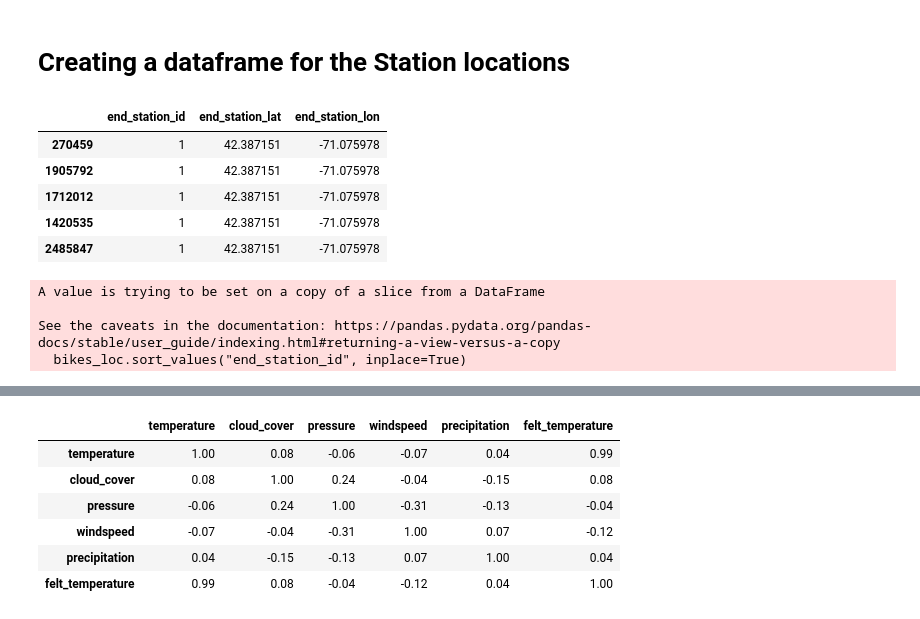
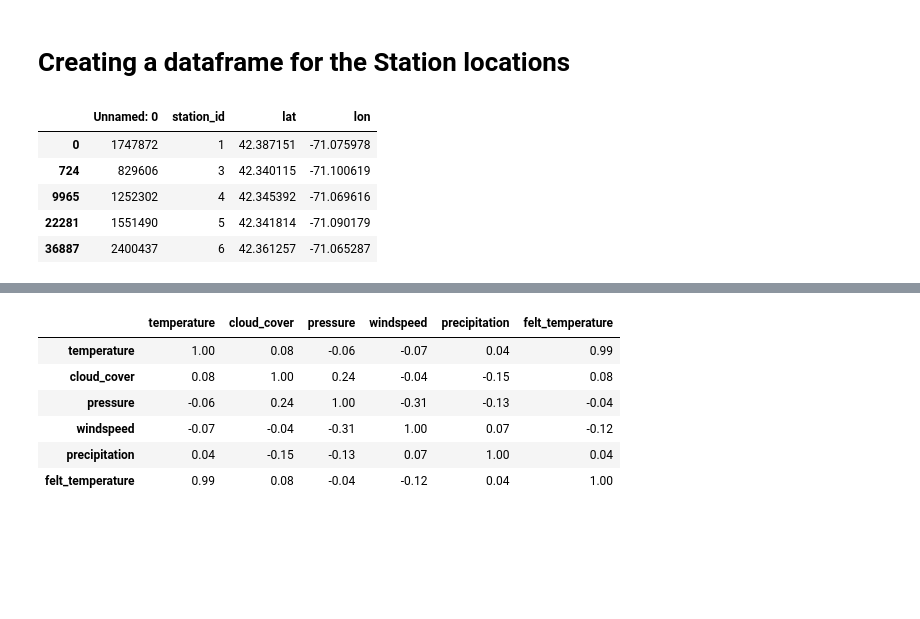
Before and after one commit to lauribus/DSMLproject, a Jupyter notebook: Project bikes.ipynb, the cells around one changed output, grey strips where cells are left out. Saved outputs shown, nothing was run; the diff lists cells and outputs as text; code cells hidden in the pictures; blank space fills up the shorter version.

```diff
--- a/Project bikes.ipynb
+++ b/Project bikes.ipynb
@@ -440,21 +449,23 @@ start_station_id.plot()
 # %%
 #We want to include the locations of the stations into our POIs dataframe to analyze the distances between them and other locations
 # %%
-columns_need = ["end_station_id" ,"end_station_lat","end_station_lon"]#Create new dataframe with only one of each bike start_staion
-bikes_loc=bikes[columns_need]
+start_station_id = bikes.drop(columns=['timestamp', 'end_time','end_station_id','end_station_lat' , 'end_station_lon', 'bike_id' , 'idle_time'])
+end_station_id = bikes.drop(columns=['timestamp', 'end_time','start_station_id','start_station_lat' , 'start_station_lon', 'bike_id' , 'idle_time'])
+start_station_id.rename(columns={'start_station_id':'station_id'}, inplace=True)
+end_station_id.rename(columns={'end_station_id':'station_id'}, inplace=True)
+start_station_id.rename(columns={'start_station_lat':'lat'}, inplace=True)
+start_station_id.rename(columns={'start_station_lon':'lon'}, inplace=True)
+end_station_id.rename(columns={'end_station_lon':'lon'}, inplace=True)
+end_station_id.rename(columns={'end_station_lat':'lat'}, inplace=True)
+# %%
+station_id = end_station_id.append(start_station_id, ignore_index=True)
+station_id = station_id.drop_duplicates(subset=['station_id'])
 # %%
-bikes_loc.head()
+station_id.head()
 # %% [output]
-|  | end_station_id | end_station_lat | end_station_lon |
-| 270459 | 1 | 42.387151 | -71.075978 |
-| 1905792 | 1 | 42.387151 | -71.075978 |
-| 1712012 | 1 | 42.387151 | -71.075978 |
-| 1420535 | 1 | 42.387151 | -71.075978 |
-| 2485847 | 1 | 42.387151 | -71.075978 |
+|  | Unnamed: 0 | station_id | lat | lon |
+| 0 | 1747872 | 1 | 42.387151 | -71.075978 |
+| 724 | 829606 | 3 | 42.340115 | -71.100619 |
+| 9965 | 1252302 | 4 | 42.345392 | -71.069616 |
+| 22281 | 1551490 | 5 | 42.341814 | -71.090179 |
+| 36887 | 2400437 | 6 | 42.361257 | -71.065287 |
-# %%
-bikes_loc.sort_values("end_station_id", inplace=True)
-# %% [output]
-A value is trying to be set on a copy of a slice from a DataFrame
-
-See the caveats in the documentation: https://pandas.pydata.org/pandas-docs/stable/user_guide/indexing.html#returning-a-view-versus-a-copy
-  bikes_loc.sort_values("end_station_id", inplace=True)
```
Also changed, not shown: parts of 16 cells of this notebook.
